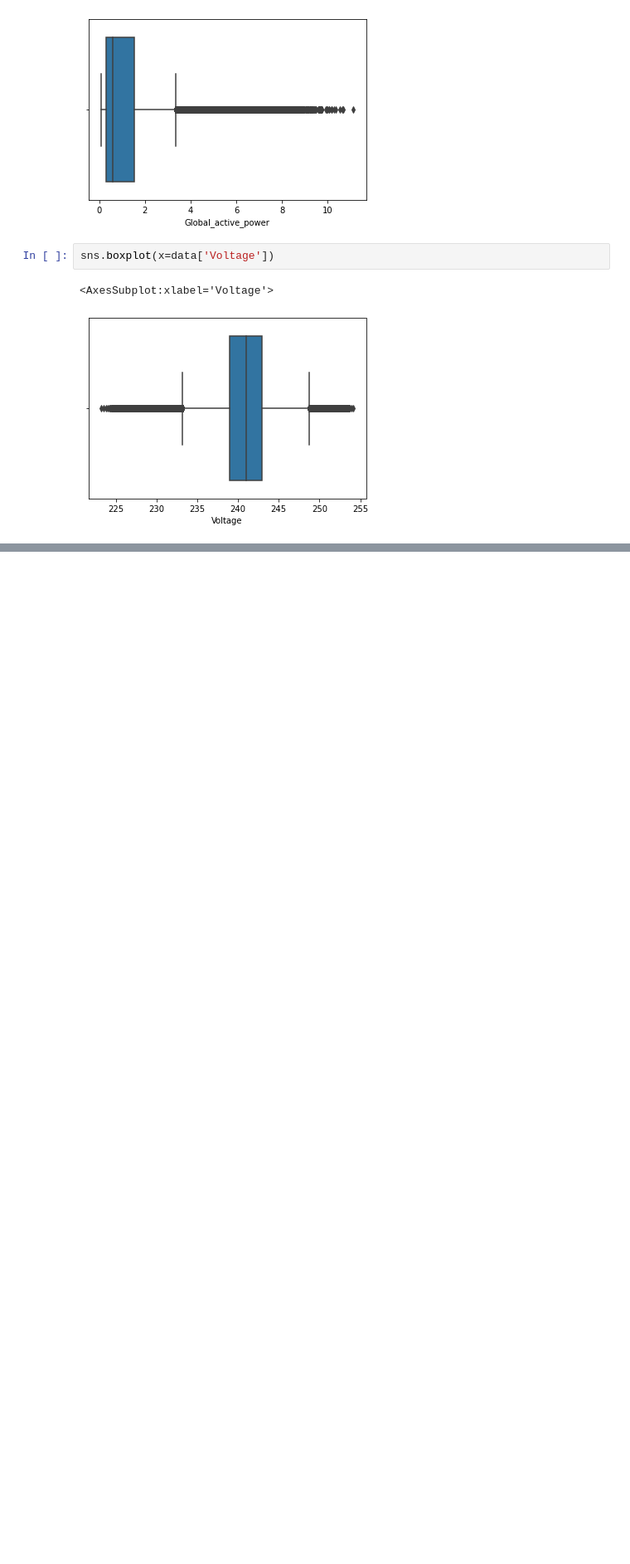
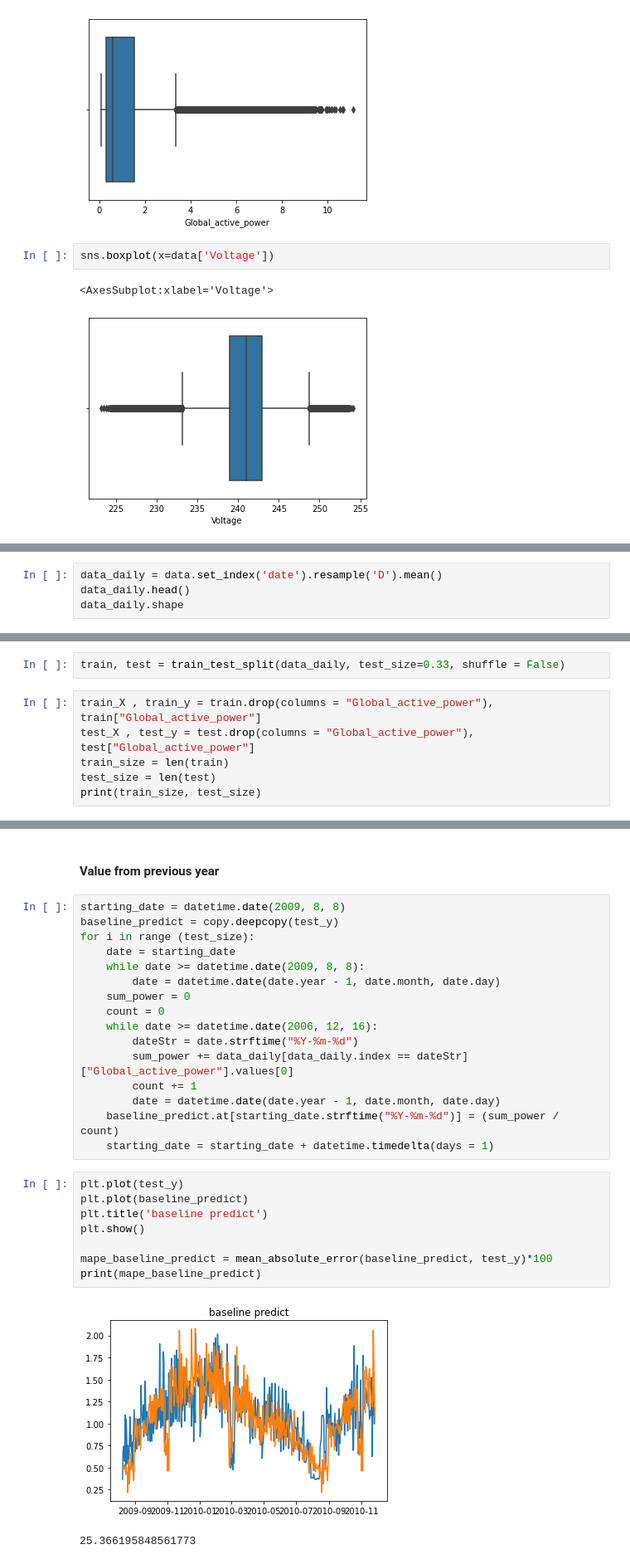
Before and after one commit to tjaros/ml-epc-project, a Jupyter notebook: analysis.ipynb, the cells around one changed output, grey strips where cells are left out. Shown at 83% size. Saved outputs shown, nothing was run; the diff lists cells and outputs as text; blank space fills up the shorter version.

```diff
--- a/analysis.ipynb
+++ b/analysis.ipynb
@@ -125,0 +158,4 @@ Series([], Name: Sub_metering_3, dtype: float64)
+# %%
+data_daily = data.set_index('date').resample('D').mean()
+data_daily.head()
+data_daily.shape
@@ -125,0 +164,8 @@ Series([], Name: Sub_metering_3, dtype: float64)
+# %%
+train, test = train_test_split(data_daily, test_size=0.33, shuffle = False)
+# %%
+train_X , train_y = train.drop(columns = "Global_active_power"), train["Global_active_power"]
+test_X , test_y = test.drop(columns = "Global_active_power"), test["Global_active_power"]
+train_size = len(train)
+test_size = len(test)
+print(train_size, test_size)
@@ -125,0 +190,29 @@ Series([], Name: Sub_metering_3, dtype: float64)
+# %% [markdown]
+#### Value from previous year
+# %%
+starting_date = datetime.date(2009, 8, 8)
+baseline_predict = copy.deepcopy(test_y)
+for i in range (test_size):
+    date = starting_date
+    while date >= datetime.date(2009, 8, 8):
+        date = datetime.date(date.year - 1, date.month, date.day)
+    sum_power = 0
+    count = 0
+    while date >= datetime.date(2006, 12, 16):
+        dateStr = date.strftime("%Y-%m-%d")
+        sum_power += data_daily[data_daily.index == dateStr]["Global_active_power"].values[0]
+        count += 1
+        date = datetime.date(date.year - 1, date.month, date.day)
+    baseline_predict.at[starting_date.strftime("%Y-%m-%d")] = (sum_power / count)
+    starting_date = starting_date + datetime.timedelta(days = 1)
+# %%
+plt.plot(test_y)
+plt.plot(baseline_predict)
+plt.title('baseline predict')
+plt.show()
+
+mape_baseline_predict = mean_absolute_error(baseline_predict, test_y)*100
+print(mape_baseline_predict)
+# %% [output]
+[figure, added]
+25.366195848561773
```
Also changed, not shown: parts of 49 cells of this notebook.
